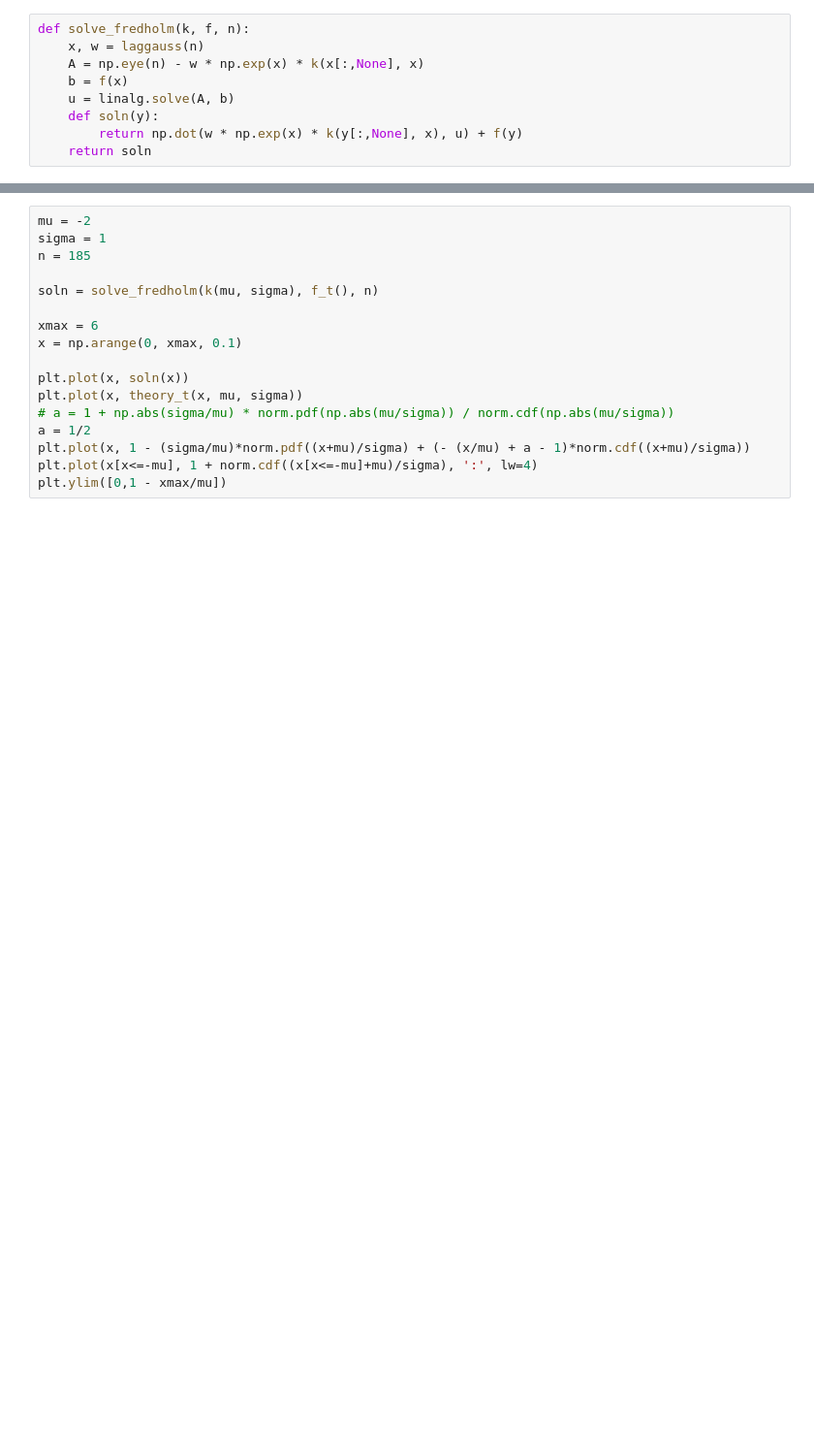
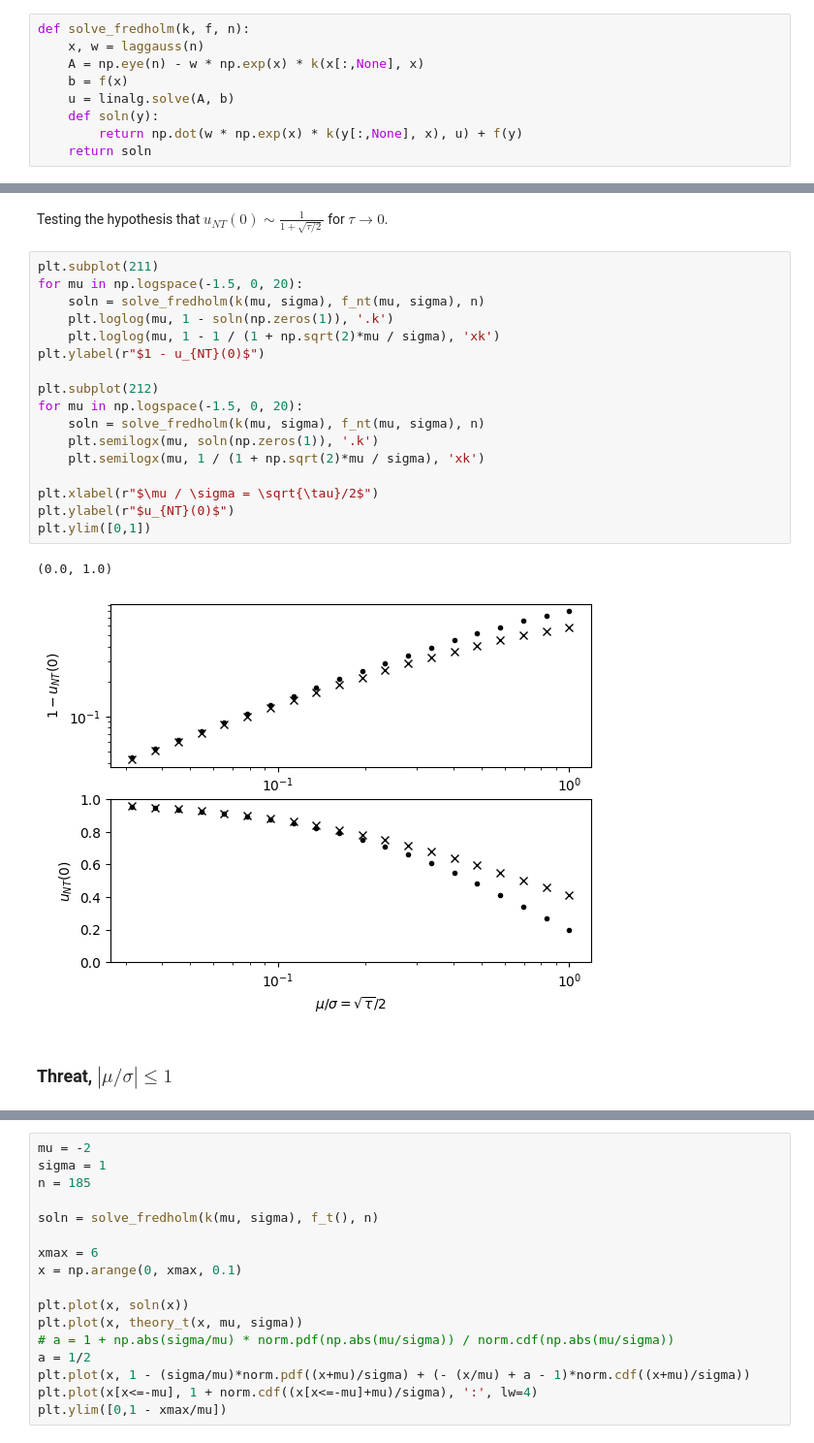
Before and after one commit to naobservatory/dans-notebook, a Jupyter notebook: decision-theory/numerical_fredholm_integral.ipynb, the cells around one changed output, grey strips where cells are left out. Shown at 97% size. Cells and saved outputs as stored; diff of their text form; blank space fills up the shorter version.

```diff
--- a/decision-theory/numerical_fredholm_integral.ipynb
+++ b/decision-theory/numerical_fredholm_integral.ipynb
@@ -274,0 +172,24 @@ plt.ylim([0,1 - xmax/mu])
+# %% [markdown]
+Testing the hypothesis that $u_{NT}(0) \sim \frac{1}{1 + \sqrt{\tau/2}}$ for $\tau \to 0$.
+# %%
+plt.subplot(211)
+for mu in np.logspace(-1.5, 0, 20):
+    soln = solve_fredholm(k(mu, sigma), f_nt(mu, sigma), n)
+    plt.loglog(mu, 1 - soln(np.zeros(1)), '.k')
+    plt.loglog(mu, 1 - 1 / (1 + np.sqrt(2)*mu / sigma), 'xk')
+plt.ylabel(r"$1 - u_{NT}(0)$")
+
+plt.subplot(212)
+for mu in np.logspace(-1.5, 0, 20):
+    soln = solve_fredholm(k(mu, sigma), f_nt(mu, sigma), n)
+    plt.semilogx(mu, soln(np.zeros(1)), '.k')
+    plt.semilogx(mu, 1 / (1 + np.sqrt(2)*mu / sigma), 'xk')
+
+plt.xlabel(r"$\mu / \sigma = \sqrt{\tau}/2$")
+plt.ylabel(r"$u_{NT}(0)$")
+plt.ylim([0,1])
+# %% [output]
+(0.0, 1.0)
+[figure, added]
+# %% [markdown]
+### Threat, $|\mu / \sigma| \le 1$
```
Also changed, not shown: parts of 68 cells of this notebook, 4 other files.
